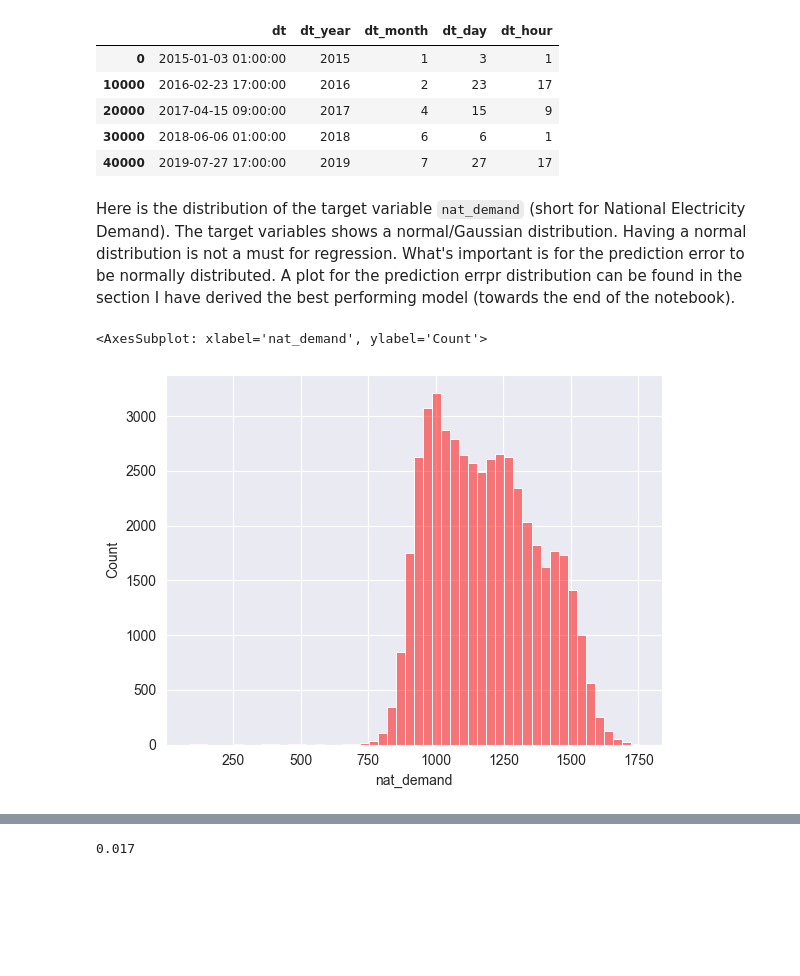
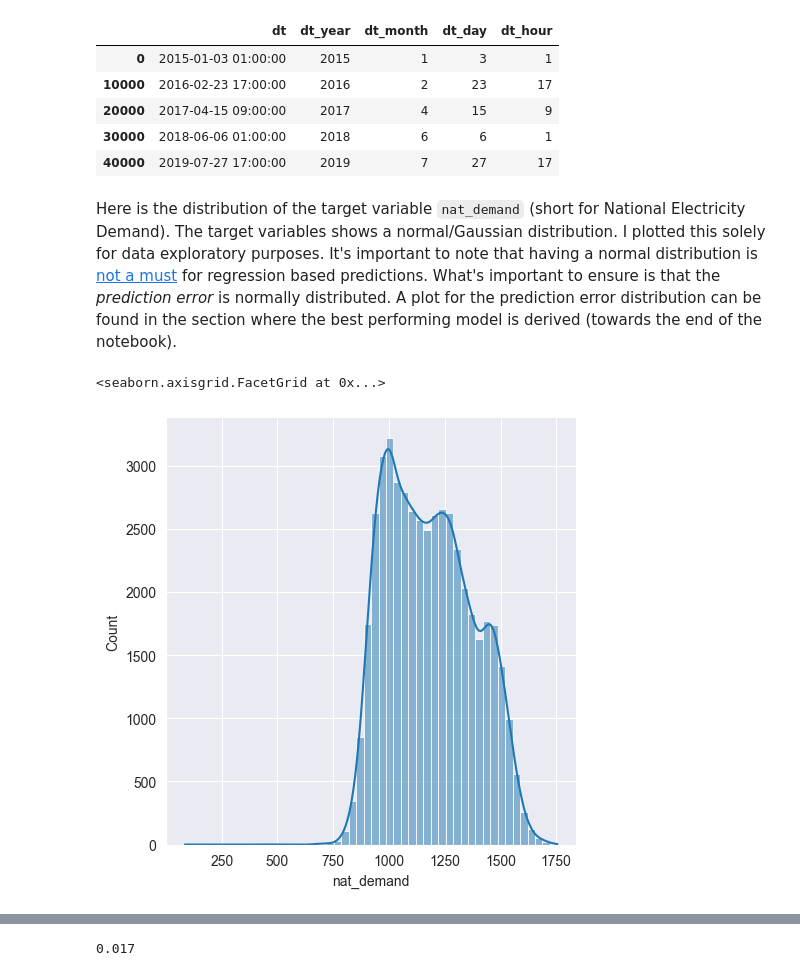
Before and after one commit to kausnz/panama-electricity-load-forecast, a Jupyter notebook: notebook.ipynb, the cells around one changed output, grey strips where cells are left out. Saved outputs shown, nothing was run; the diff lists cells and outputs as text; code cells hidden in the pictures; blank space fills up the shorter version.

```diff
--- a/notebook.ipynb
+++ b/notebook.ipynb
@@ -168,9 +172,9 @@ df.filter(regex='dt.*')[::10000].head()
 | 30000 | 2018-06-06 01:00:00 | 2018 | 6 | 6 | 1 |
 | 40000 | 2019-07-27 17:00:00 | 2019 | 7 | 27 | 17 |
 # %% [markdown]
-Here is the distribution of the target variable `nat_demand` (short for National Electricity Demand). The target variables shows a normal/Gaussian distribution. Having a normal distribution is not a must for regression. What's important is for the prediction error to be normally distributed. A plot for the prediction errpr distribution can be found in the section I have derived the best performing model (towards the end of the notebook).
+Here is the distribution of the target variable `nat_demand` (short for National Electricity Demand). The target variables shows a normal/Gaussian distribution. I plotted this solely for data exploratory purposes. It's important to note that having a normal distribution is [not a must](https://data.library.virginia.edu/normality-assumption/#:~:text=No%2C%20you%20don't%20have,or%20an%20outcome%20(DV).) for regression based predictions. What's important to ensure is that the *prediction error* is normally distributed. A plot for the prediction error distribution can be found in the section where the best performing model is derived (towards the end of the notebook).
 # %%
-sns.histplot(df.nat_demand, color='red', bins=50, alpha=0.5)
+sns.displot(df.nat_demand, bins=50, kde=True)
 # %% [output]
-<AxesSubplot: xlabel='nat_demand', ylabel='Count'>
+<seaborn.axisgrid.FacetGrid at 0x...>
-[figure, old version]
+[figure, new version]
```
Also changed, not shown: parts of 29 cells of this notebook, 13 other files.
